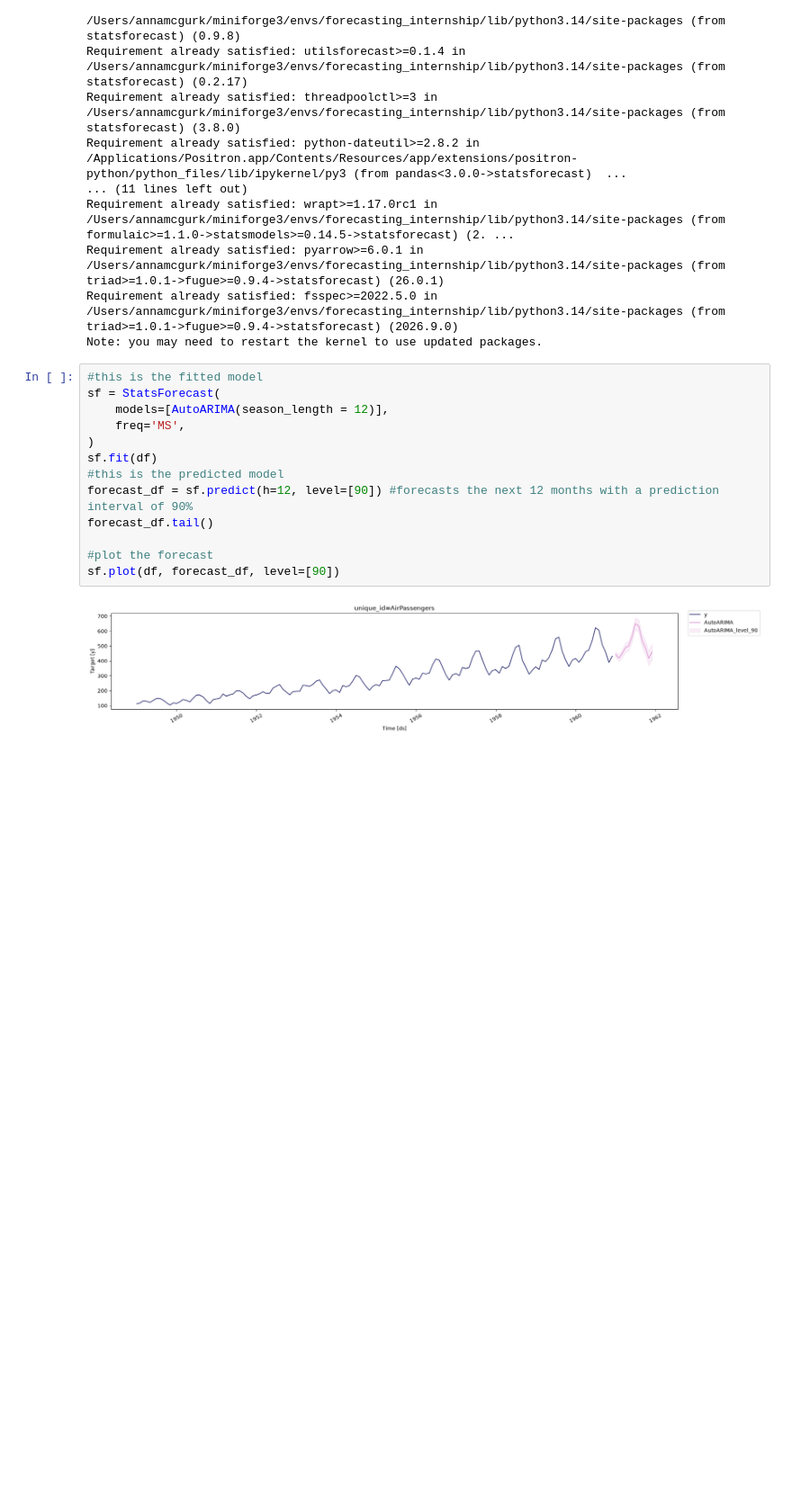
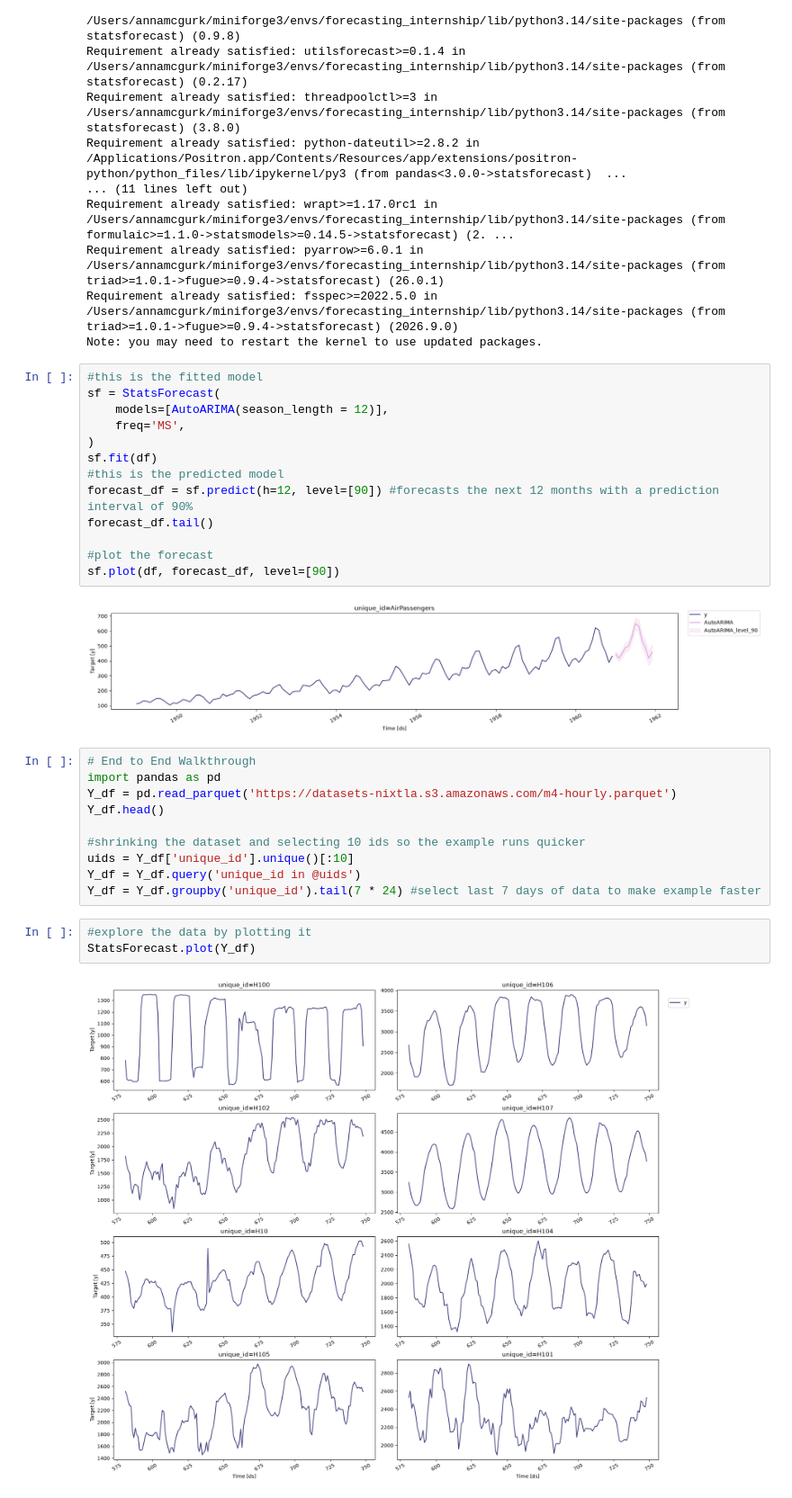
Before and after one commit to ambmodels/ambforecast-intern, a Jupyter notebook: statsforecast_tutorial.ipynb, the cells around one changed output. Shown at 90% size. Cells and saved outputs as stored; diff of their text form; blank space fills up the shorter version.

Commit message:
statsforecast end to end walkthrough - install, read, explor, train and evaluate the models

```diff
--- a/statsforecast_tutorial.ipynb
+++ b/statsforecast_tutorial.ipynb
@@ -42,3 +42,18 @@ forecast_df.tail()
 sf.plot(df, forecast_df, level=[90])
 # %% [output]
 [figure]
+# %%
+# End to End Walkthrough
+import pandas as pd
+Y_df = pd.read_parquet('https://datasets-nixtla.s3.amazonaws.com/m4-hourly.parquet')
+Y_df.head()
+
+#shrinking the dataset and selecting 10 ids so the example runs quicker
+uids = Y_df['unique_id'].unique()[:10]
+Y_df = Y_df.query('unique_id in @uids')
+Y_df = Y_df.groupby('unique_id').tail(7 * 24) #select last 7 days of data to make example faster
+# %%
+#explore the data by plotting it
+StatsForecast.plot(Y_df)
+# %% [output]
+[figure, added]
```
Also changed, not shown: parts of 7 cells of this notebook.
